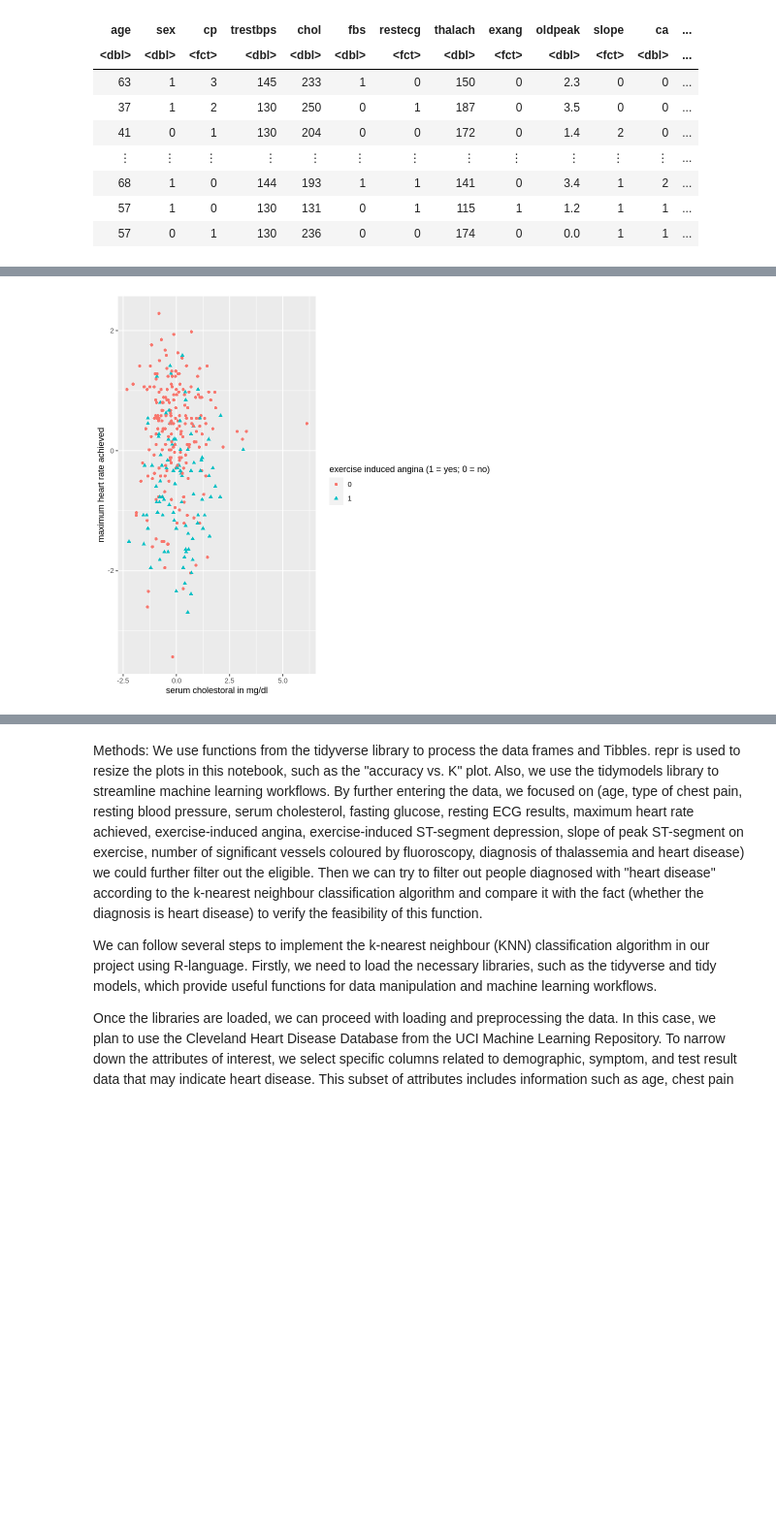
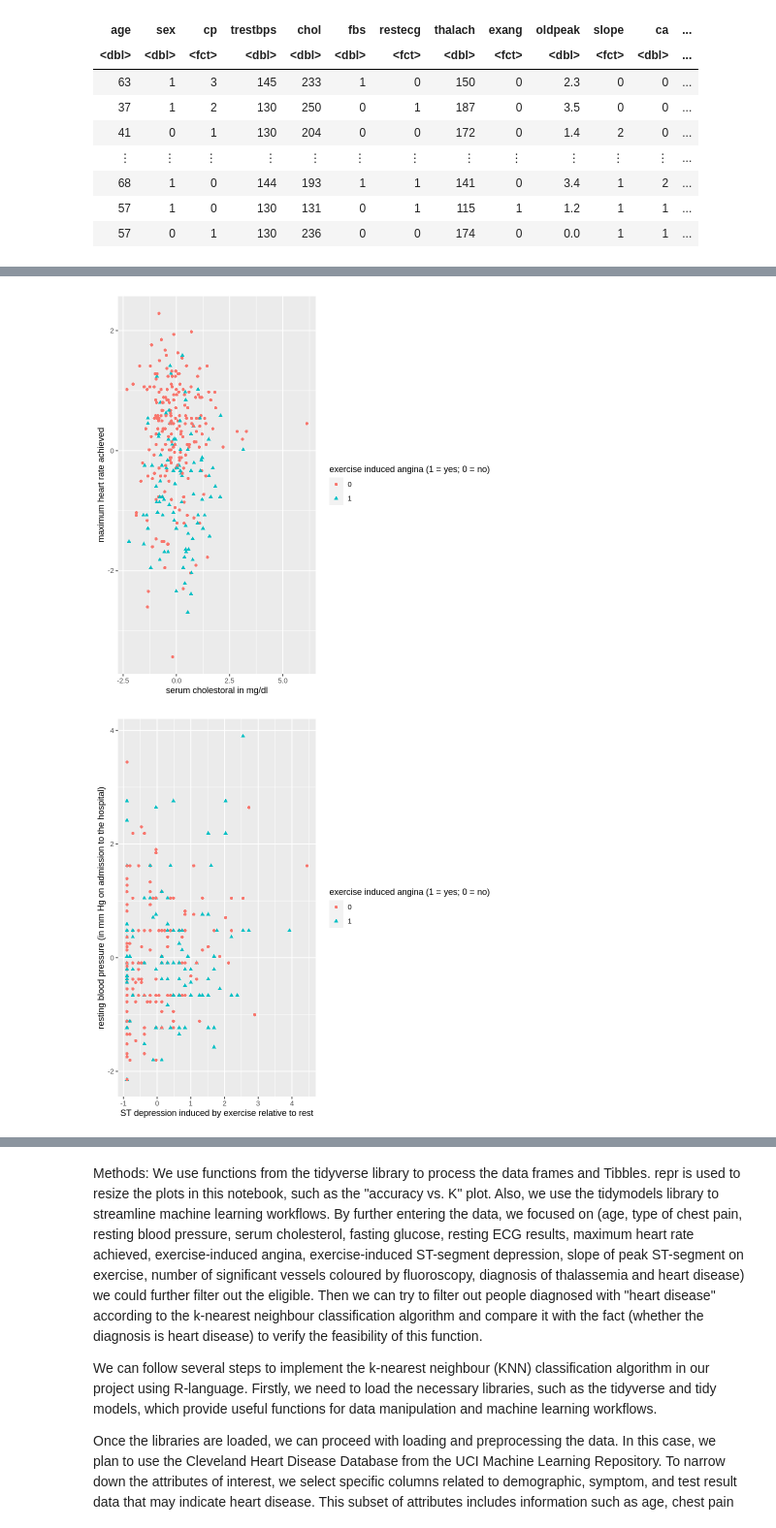
Before and after one commit to Chr1zz-D/dsci-100-demo, a Jupyter notebook: Untitled.ipynb, the cells around one changed output, grey strips where cells are left out. Shown at 97% size. Drawn from its saved outputs; the diff is of its cells as text; code cells hidden in the pictures; blank space fills up the shorter version.

```diff
--- a/Untitled.ipynb
+++ b/Untitled.ipynb
@@ -53,21 +53,26 @@ A tibble: 303 × 18
 # %%
 thalach_vs_chol_plot_slope <- ggplot(heart_disease_scaled, aes(x=scaled_chol, y=scaled_thalach,color=slope, shape=slope)) + geom_point() +
 labs(x="serum cholestoral in mg/dl",y="maximum heart rate achieved", shape="the slope of the peak exercise ST segment",color="the slope of the peak exercise ST segment")
 thalach_vs_chol_plot_slope
 thalach_vs_chol_plot_cp <- ggplot(heart_disease_scaled, aes(x=scaled_chol, y=scaled_thalach,color=cp, shape=cp)) + geom_point() +
 labs(x="serum cholestoral in mg/dl",y="maximum heart rate achieved", shape="chest pain type",color="chest pain type")
 thalach_vs_chol_plot_cp
 thalach_vs_chol_plot_restecg <- ggplot(heart_disease_scaled, aes(x=scaled_chol, y=scaled_thalach,color=restecg, shape=restecg)) + geom_point() +
 labs(x="serum cholestoral in mg/dl",y="maximum heart rate achieved", shape=" resting electrocardiographic results",color=" resting electrocardiographic results")
 thalach_vs_chol_plot_restecg
 thalach_vs_chol_plot_exang <- ggplot(heart_disease_scaled, aes(x=scaled_chol, y=scaled_thalach,color=exang, shape=exang)) + geom_point() +
 labs(x="serum cholestoral in mg/dl",y="maximum heart rate achieved", shape="exercise induced angina (1 = yes; 0 = no)",color="exercise induced angina (1 = yes; 0 = no)")
 thalach_vs_chol_plot_exang
+oldpeak_vs_trestbps_exange <-ggplot(heart_disease_scaled, aes(x=scaled_oldpeak, y=scaled_trestbps,color=exang, shape=exang)) + geom_point() +
+labs(x="ST depression induced by exercise relative to rest", y="resting blood pressure (in mm Hg on admission to the hospital)",
+     shape="exercise induced angina (1 = yes; 0 = no)",color="exercise induced angina (1 = yes; 0 = no)")
+oldpeak_vs_trestbps_exange
 # %% [output]
 [figure]
 [figure]
 [figure]
 [figure]
+[figure, added]
 # %%
 heart_disease_split <- initial_split(heart_disease, prop = 0.5, strata = cp)
 heart_disease_train <- training(heart_disease_split)
```
Also changed, not shown: parts of 3 cells of this notebook.
